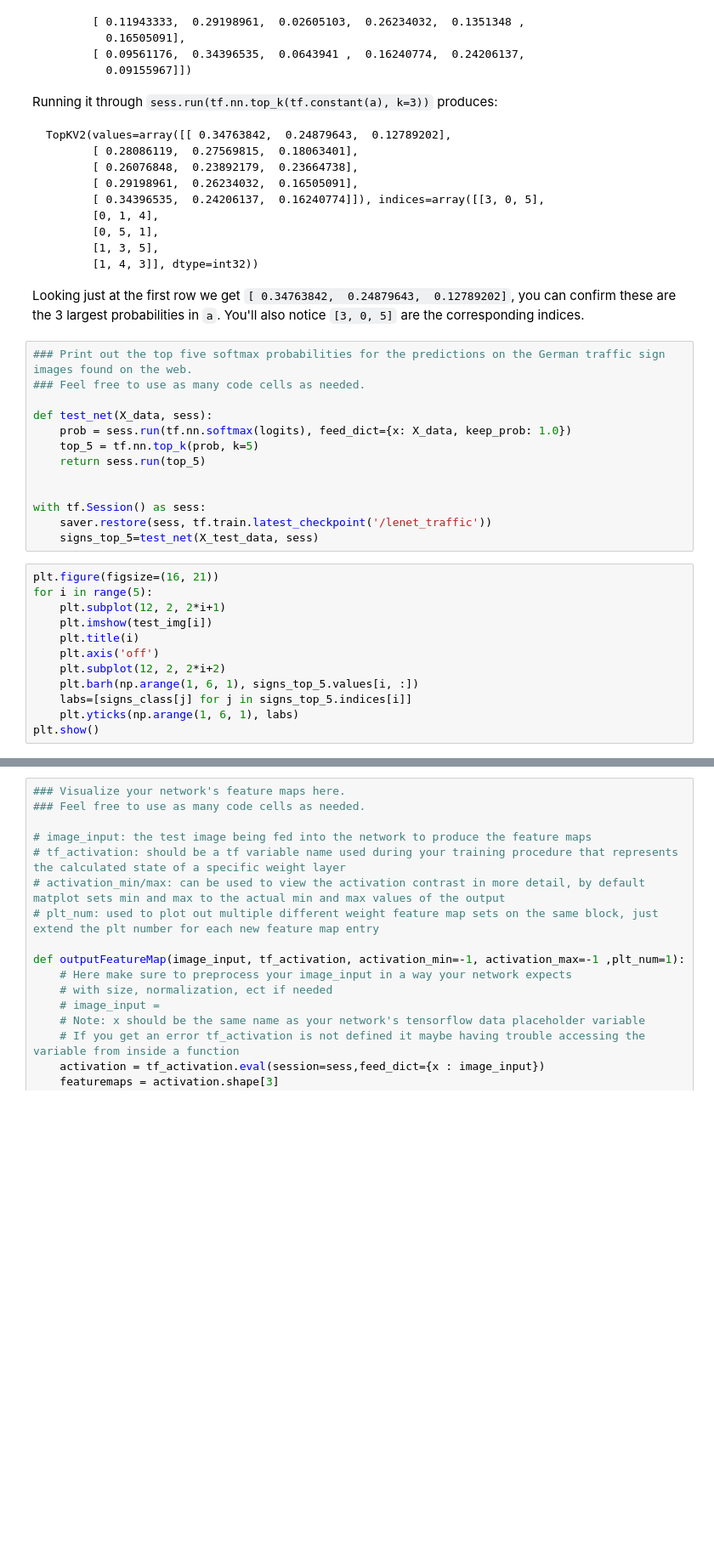
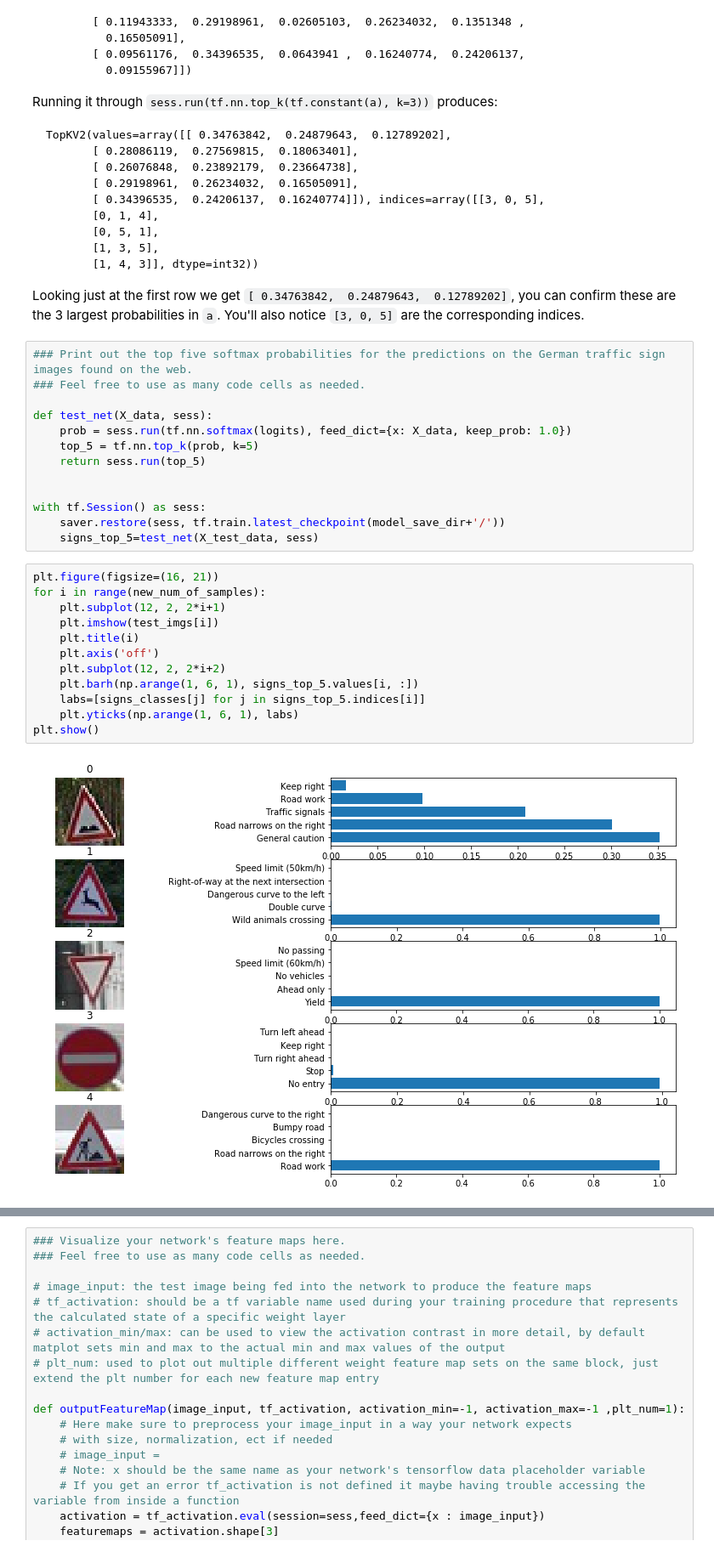
Before and after one commit to sim4life/CarND-Traffic-Sign-Classifier-Project, a Jupyter notebook: Traffic_Sign_Classifier.ipynb, the cells around one changed output, grey strips where cells are left out. Shown: that part at 85% size. Drawn from its saved outputs; the diff is of its cells as text; blank space fills up the shorter version.

```diff
--- a/Traffic_Sign_Classifier.ipynb
+++ b/Traffic_Sign_Classifier.ipynb
@@ -572,20 +584,22 @@ def test_net(X_data, sess):
 
 
 with tf.Session() as sess:
-    saver.restore(sess, tf.train.latest_checkpoint('/lenet_traffic'))
+    saver.restore(sess, tf.train.latest_checkpoint(model_save_dir+'/'))
     signs_top_5=test_net(X_test_data, sess)
 # %%
 plt.figure(figsize=(16, 21))
-for i in range(5):
+for i in range(new_num_of_samples):
     plt.subplot(12, 2, 2*i+1)
-    plt.imshow(test_img[i])
+    plt.imshow(test_imgs[i])
     plt.title(i)
     plt.axis('off')
     plt.subplot(12, 2, 2*i+2)
     plt.barh(np.arange(1, 6, 1), signs_top_5.values[i, :])
-    labs=[signs_class[j] for j in signs_top_5.indices[i]]
+    labs=[signs_classes[j] for j in signs_top_5.indices[i]]
     plt.yticks(np.arange(1, 6, 1), labs)
 plt.show()
+# %% [output]
+[figure, added]
 # %% [markdown]
 ---
 
```
Also changed, not shown: parts of 12 cells of this notebook, 17 other files.
